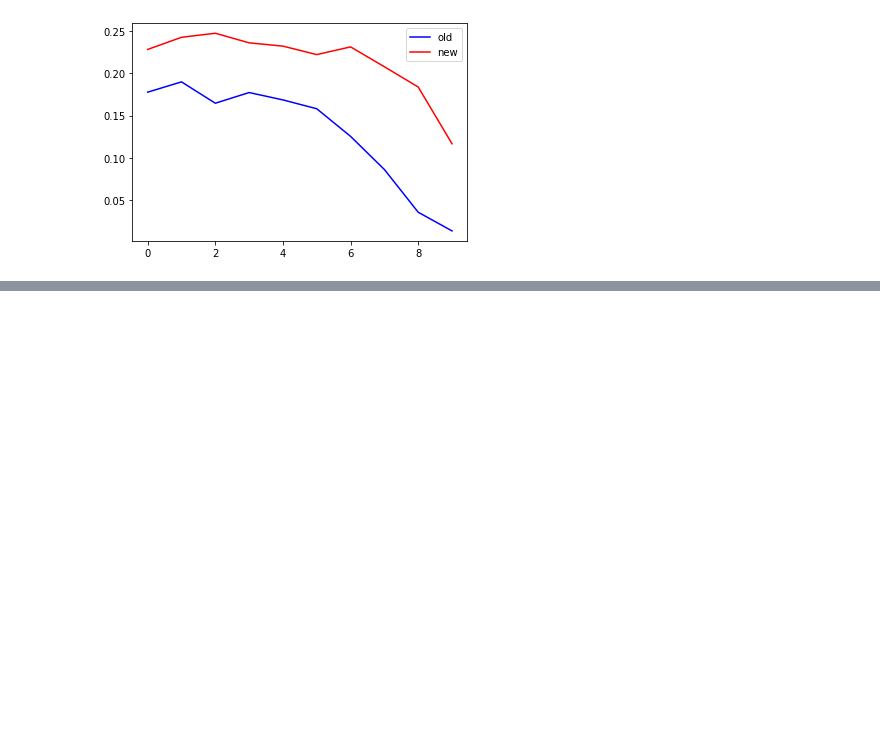
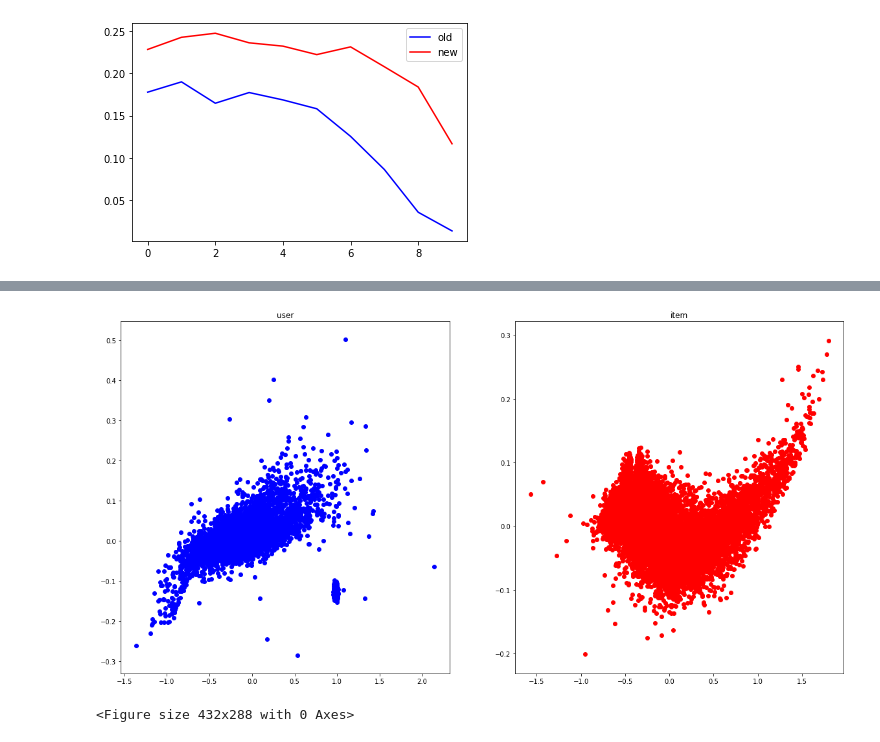
Before and after one commit to DruryXu/SCUthesis, a Jupyter notebook: NCF/NCF-Copy1.ipynb, the cells around one changed output, grey strips where cells are left out. Drawn from its saved outputs; the diff is of its cells as text; code cells hidden in the pictures; blank space fills up the shorter version.

```diff
--- a/NCF/NCF-Copy1.ipynb
+++ b/NCF/NCF-Copy1.ipynb
@@ -305,0 +302,9 @@ False
+# %%
+from sklearn.decomposition import PCA
+embed = NCF_net.user_embed_GMF.weight.detach().numpy()
+pca = PCA(n_components = 2)
+newX = pca.fit_transform(embed)
+print(newX)
+# %%
+item_embed = NCF_net.item_embed_GMF.weight.detach().numpy()
+newE = pca.fit_transform(item_embed)
@@ -305,0 +319,15 @@ False
+# %%
+plt.figure(figsize = (20, 10))
+plt.subplot(121)
+plt.title("user")
+plt.scatter(newX[:, 0], newX[:, 1], c = 'blue')
+
+plt.subplot(122)
+plt.title("item")
+plt.scatter(newE[:, 0], newE[:, 1], c = 'red')
+plt.show()
+
+plt.savefig("user_item_embed.jpg")
+# %% [output]
+[figure, added]
+<Figure size 432x288 with 0 Axes>
```
Also changed, not shown: parts of 8 cells of this notebook, 9 other files.
